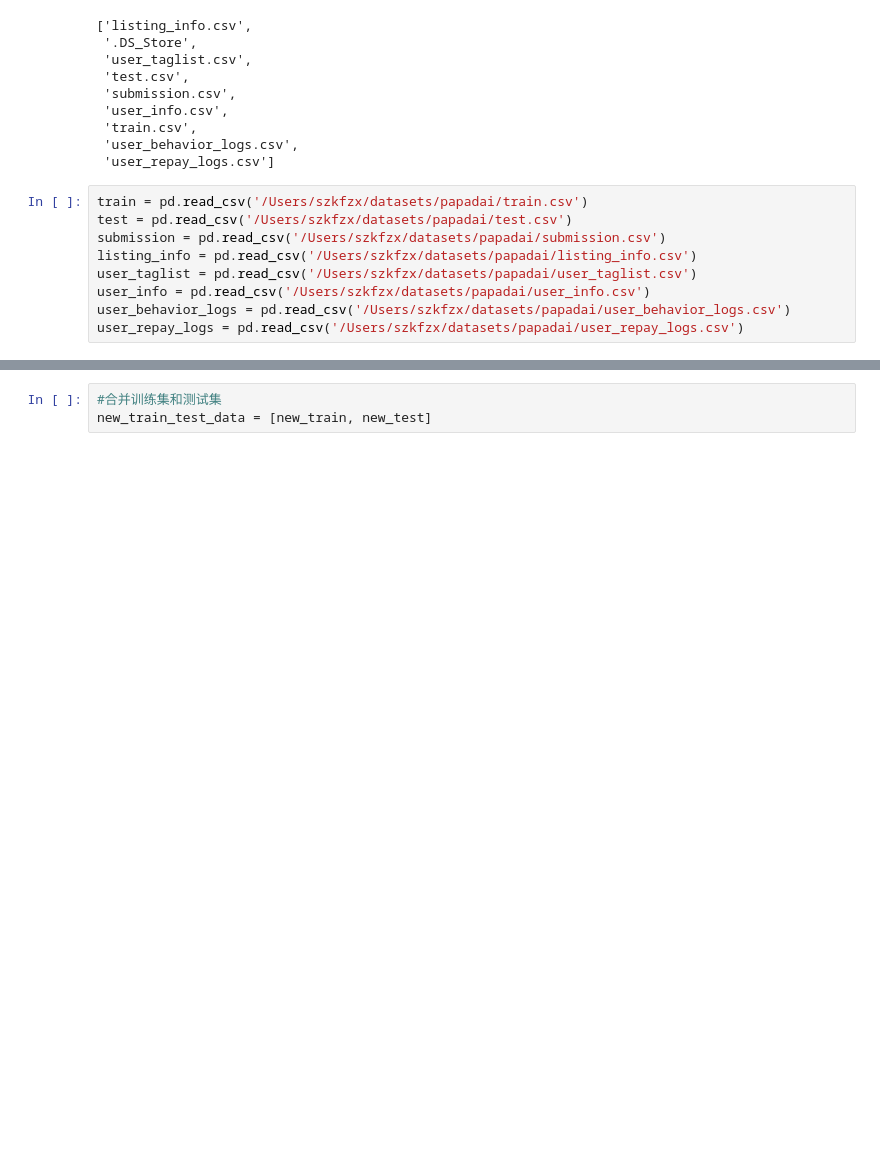
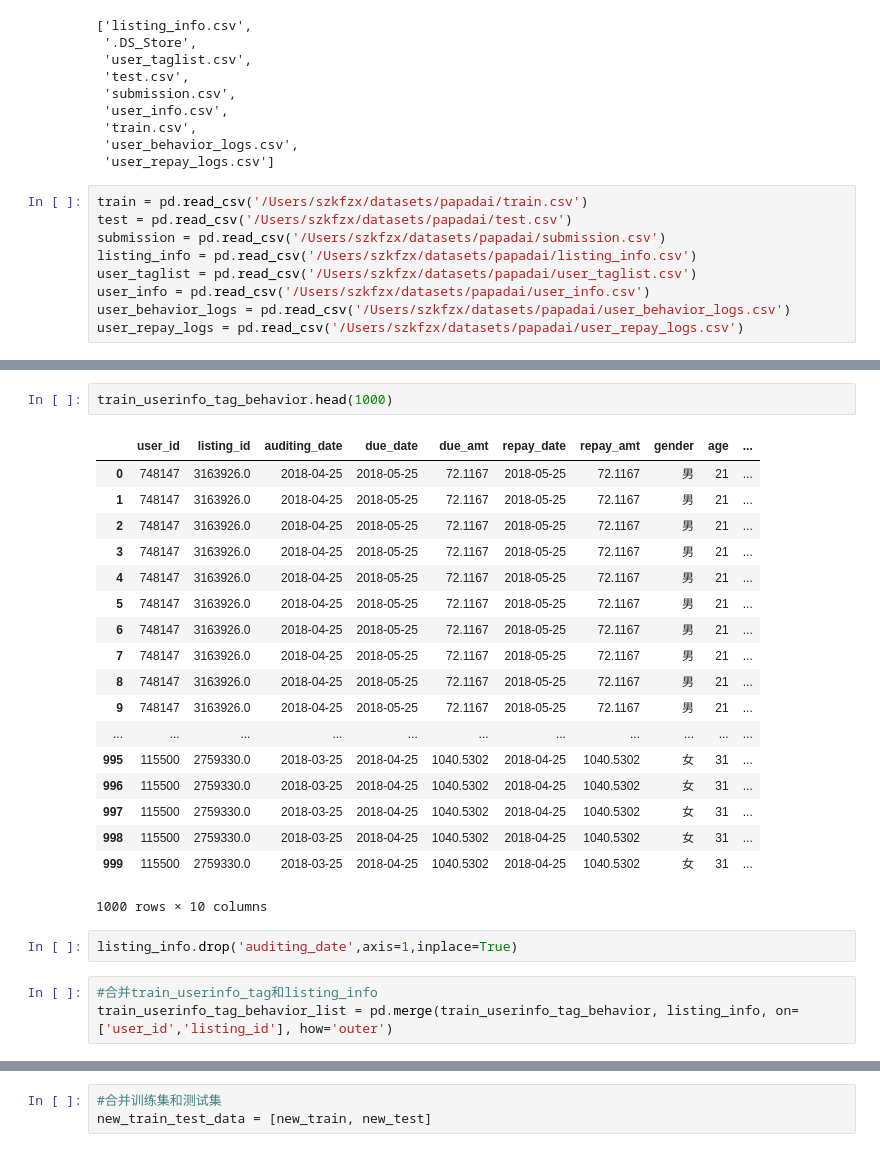
Before and after one commit to hehuanlin123/DeepLearning, a Jupyter notebook: 天池/魔镜杯/Standar-Dataset-EDA.ipynb, the cells around one changed output, grey strips where cells are left out. Drawn from its saved outputs; the diff is of its cells as text; blank space fills up the shorter version.

```diff
--- a/天池/魔镜杯/Standar-Dataset-EDA.ipynb
+++ b/天池/魔镜杯/Standar-Dataset-EDA.ipynb
@@ -193,0 +339,26 @@ new_test = test_userinfo_tag_behavior_list_repay
+# %%
+train_userinfo_tag_behavior.head(1000)
+# %% [output]
+|  | user_id | listing_id | auditing_date | due_date | due_amt | repay_date | repay_amt | gender | age | ... |
+| 0 | 748147 | 3163926.0 | 2018-04-25 | 2018-05-25 | 72.1167 | 2018-05-25 | 72.1167 | 男 | 21 | ... |
+| 1 | 748147 | 3163926.0 | 2018-04-25 | 2018-05-25 | 72.1167 | 2018-05-25 | 72.1167 | 男 | 21 | ... |
+| 2 | 748147 | 3163926.0 | 2018-04-25 | 2018-05-25 | 72.1167 | 2018-05-25 | 72.1167 | 男 | 21 | ... |
+| 3 | 748147 | 3163926.0 | 2018-04-25 | 2018-05-25 | 72.1167 | 2018-05-25 | 72.1167 | 男 | 21 | ... |
+| 4 | 748147 | 3163926.0 | 2018-04-25 | 2018-05-25 | 72.1167 | 2018-05-25 | 72.1167 | 男 | 21 | ... |
+| 5 | 748147 | 3163926.0 | 2018-04-25 | 2018-05-25 | 72.1167 | 2018-05-25 | 72.1167 | 男 | 21 | ... |
+| 6 | 748147 | 3163926.0 | 2018-04-25 | 2018-05-25 | 72.1167 | 2018-05-25 | 72.1167 | 男 | 21 | ... |
+| 7 | 748147 | 3163926.0 | 2018-04-25 | 2018-05-25 | 72.1167 | 2018-05-25 | 72.1167 | 男 | 21 | ... |
+| 8 | 748147 | 3163926.0 | 2018-04-25 | 2018-05-25 | 72.1167 | 2018-05-25 | 72.1167 | 男 | 21 | ... |
+| 9 | 748147 | 3163926.0 | 2018-04-25 | 2018-05-25 | 72.1167 | 2018-05-25 | 72.1167 | 男 | 21 | ... |
+| ... | ... | ... | ... | ... | ... | ... | ... | ... | ... | ... |
+| 995 | 115500 | 2759330.0 | 2018-03-25 | 2018-04-25 | 1040.5302 | 2018-04-25 | 1040.5302 | 女 | 31 | ... |
+| 996 | 115500 | 2759330.0 | 2018-03-25 | 2018-04-25 | 1040.5302 | 2018-04-25 | 1040.5302 | 女 | 31 | ... |
+| 997 | 115500 | 2759330.0 | 2018-03-25 | 2018-04-25 | 1040.5302 | 2018-04-25 | 1040.5302 | 女 | 31 | ... |
+| 998 | 115500 | 2759330.0 | 2018-03-25 | 2018-04-25 | 1040.5302 | 2018-04-25 | 1040.5302 | 女 | 31 | ... |
+| 999 | 115500 | 2759330.0 | 2018-03-25 | 2018-04-25 | 1040.5302 | 2018-04-25 | 1040.5302 | 女 | 31 | ... |
+1000 rows × 10 columns
+# %%
+listing_info.drop('auditing_date',axis=1,inplace=True)
+# %%
+#合并train_userinfo_tag和listing_info
+train_userinfo_tag_behavior_list = pd.merge(train_userinfo_tag_behavior, listing_info, on=['user_id','listing_id'], how='outer')
```
Also changed, not shown: parts of 73 cells of this notebook.
